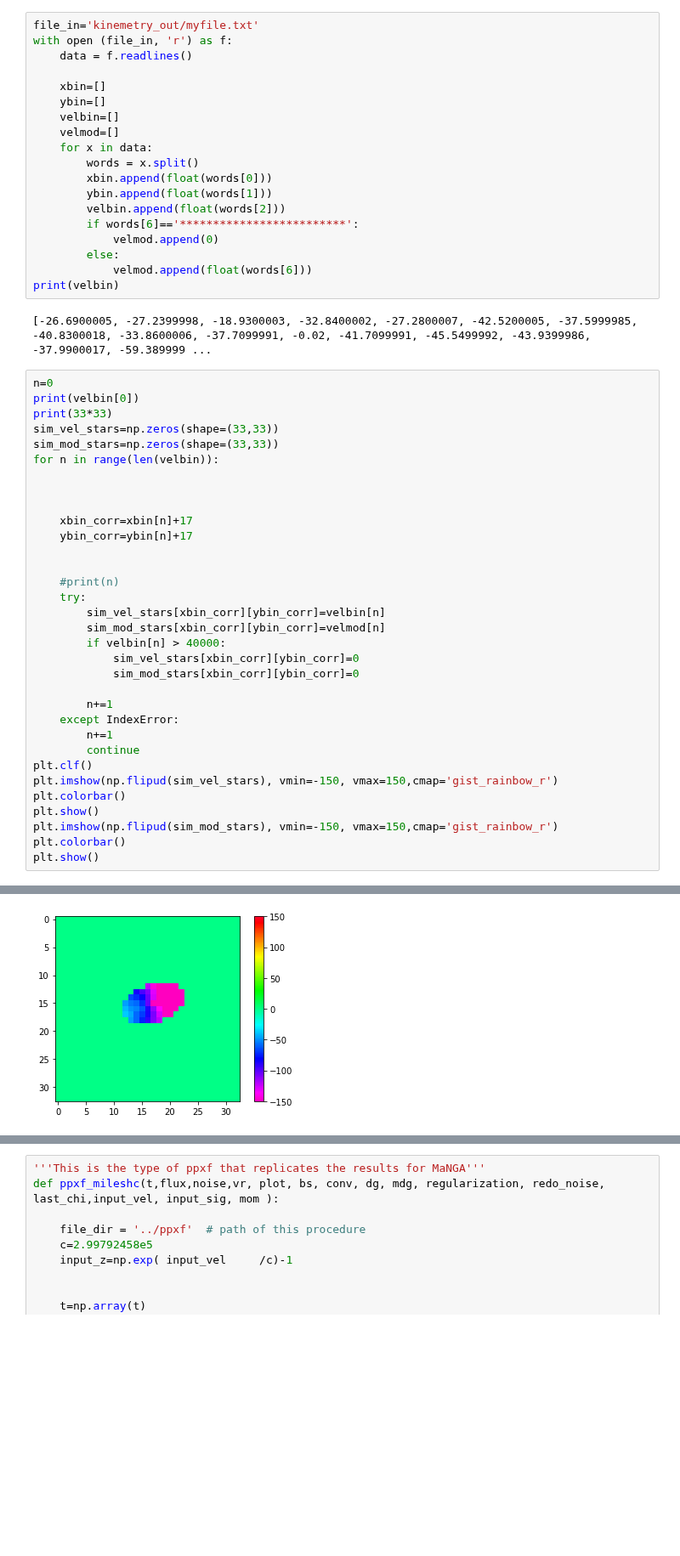
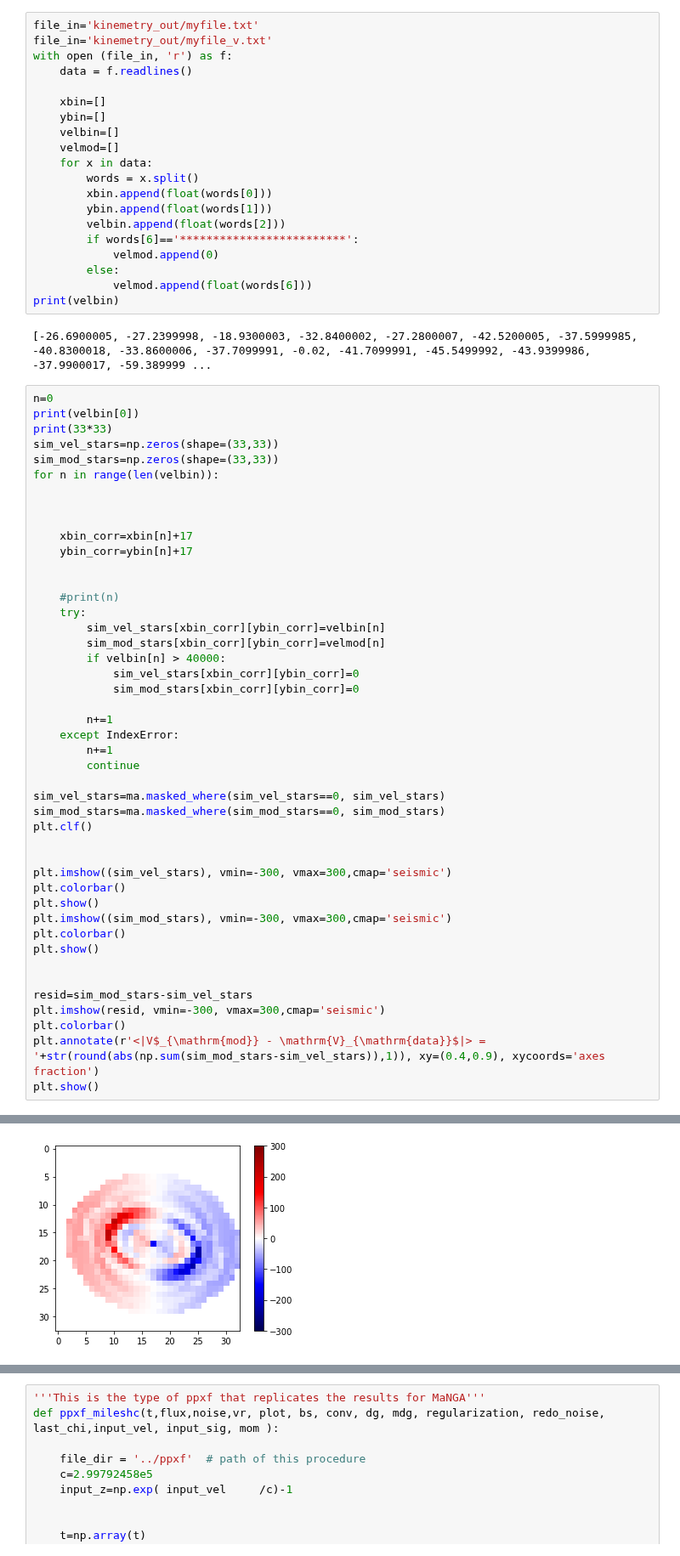
Before and after one commit to beckynevin/ppxf_MaNGA, a Jupyter notebook: Kin_class_summit.ipynb, the cells around one changed output, grey strips where cells are left out. Shown at 85% size. Drawn from its saved outputs; the diff is of its cells as text; blank space fills up the shorter version.

```diff
--- a/Kin_class_summit.ipynb
+++ b/Kin_class_summit.ipynb
@@ -2724,6 +2724,7 @@ plt.show()
 [figure]
 # %%
 file_in='kinemetry_out/myfile.txt'
+file_in='kinemetry_out/myfile_v.txt'
 with open (file_in, 'r') as f:
     data = f.readlines()
 
@@ -2769,13 +2770,25 @@ for n in range(len(velbin)):
     except IndexError:
         n+=1
         continue
+
+sim_vel_stars=ma.masked_where(sim_vel_stars==0, sim_vel_stars)
+sim_mod_stars=ma.masked_where(sim_mod_stars==0, sim_mod_stars)
 plt.clf()
-plt.imshow(np.flipud(sim_vel_stars), vmin=-150, vmax=150,cmap='gist_rainbow_r')
+
+
+plt.imshow((sim_vel_stars), vmin=-300, vmax=300,cmap='seismic')
 plt.colorbar()
 plt.show()
-plt.imshow(np.flipud(sim_mod_stars), vmin=-150, vmax=150,cmap='gist_rainbow_r')
+plt.imshow((sim_mod_stars), vmin=-300, vmax=300,cmap='seismic')
 plt.colorbar()
 plt.show()
+
+
+resid=sim_mod_stars-sim_vel_stars
+plt.imshow(resid, vmin=-300, vmax=300,cmap='seismic')
+plt.colorbar()
+plt.annotate(r'<|V$_{\mathrm{mod}} - \mathrm{V}_{\mathrm{data}}$|> = '+str(round(abs(np.sum(sim_mod_stars-sim_vel_stars)),1)), xy=(0.4,0.9), xycoords='axes fraction')
+plt.show()
 # %% [output]
 -26.6900005
 1089
@@ -2783 +2796 @@ plt.show()
-[figure, old version]
+[figure, new version]
```
Also changed, not shown: parts of 4 cells of this notebook.
